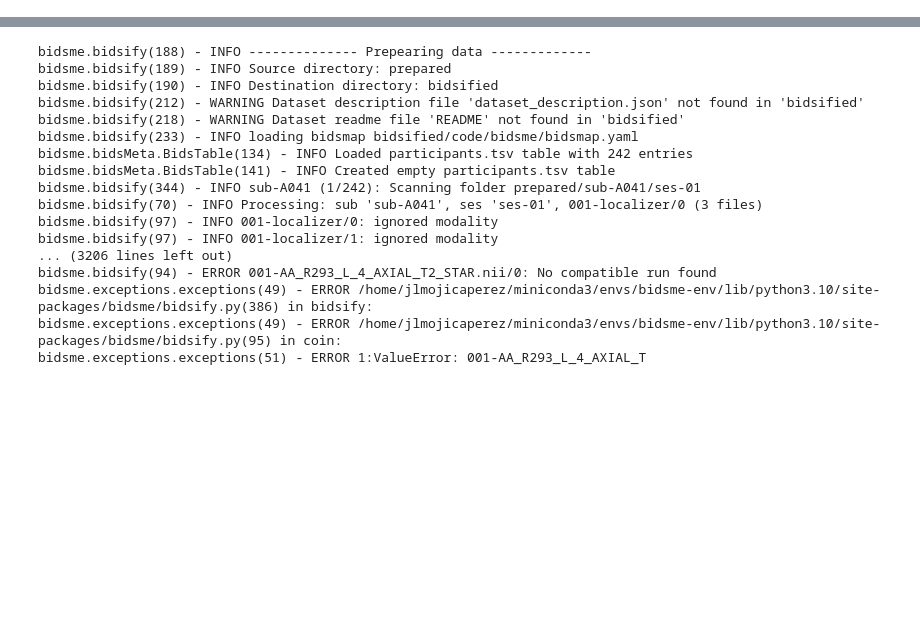
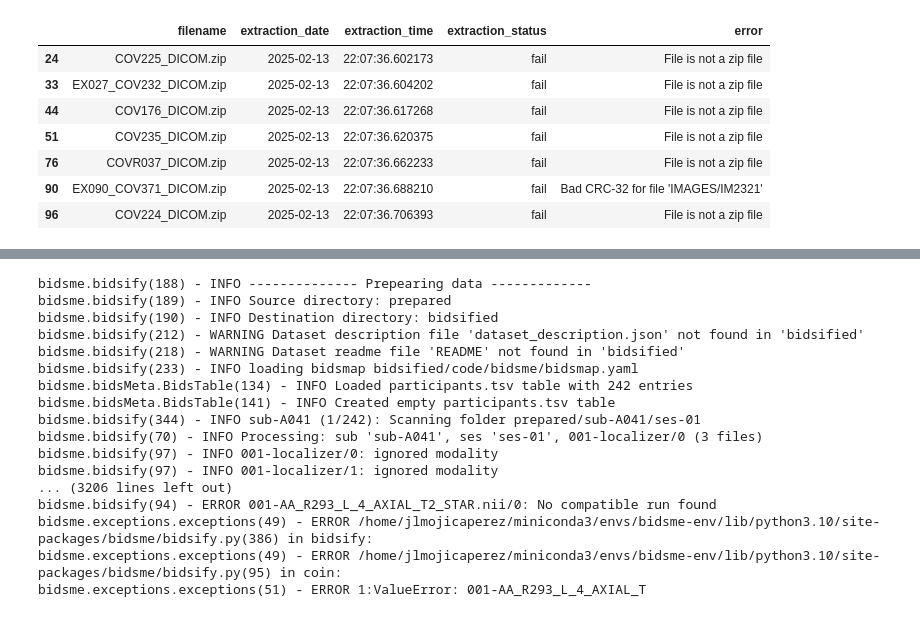
Before and after one commit to Aging-and-Brain-Health-Alliance/Bidsification, a Jupyter notebook: code/bidsify.ipynb, the cells around one changed output, grey strips where cells are left out. Cells and saved outputs as stored; diff of their text form; code cells hidden in the pictures; blank space fills up the shorter version.

```diff
--- a/code/bidsify.ipynb
+++ b/code/bidsify.ipynb
@@ -136,3 +140,14 @@ extraction_log
+# %%
+extraction_log.loc[extraction_log["extraction_status"] == "fail"]
+# %% [output]
+|  | filename | extraction_date | extraction_time | extraction_status | error |
+| 24 | COV225_DICOM.zip | 2025-02-13 | 22:07:36.602173 | fail | File is not a zip file |
+| 33 | EX027_COV232_DICOM.zip | 2025-02-13 | 22:07:36.604202 | fail | File is not a zip file |
+| 44 | COV176_DICOM.zip | 2025-02-13 | 22:07:36.617268 | fail | File is not a zip file |
+| 51 | COV235_DICOM.zip | 2025-02-13 | 22:07:36.620375 | fail | File is not a zip file |
+| 76 | COVR037_DICOM.zip | 2025-02-13 | 22:07:36.662233 | fail | File is not a zip file |
+| 90 | EX090_COV371_DICOM.zip | 2025-02-13 | 22:07:36.688210 | fail | Bad CRC-32 for file 'IMAGES/IM2321' |
+| 96 | COV224_DICOM.zip | 2025-02-13 | 22:07:36.706393 | fail | File is not a zip file |
 # %%
 def dir_to_subjectid(dirname: str):
     '''
```
Also changed, not shown: parts of 8 cells of this notebook, 9 other files.
